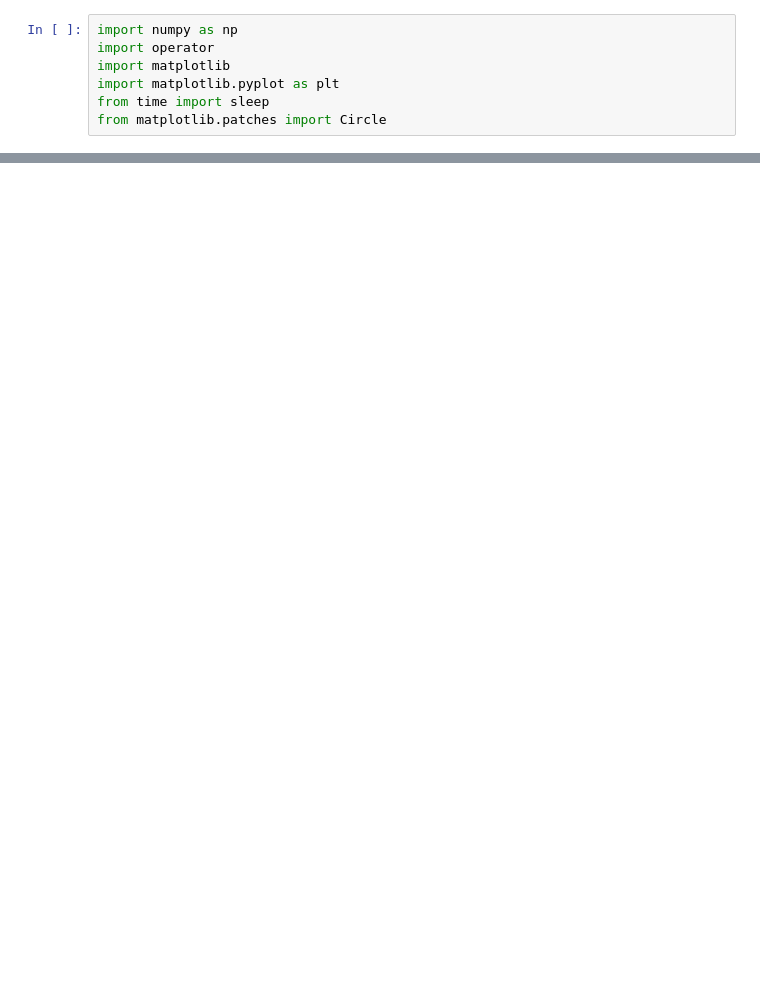
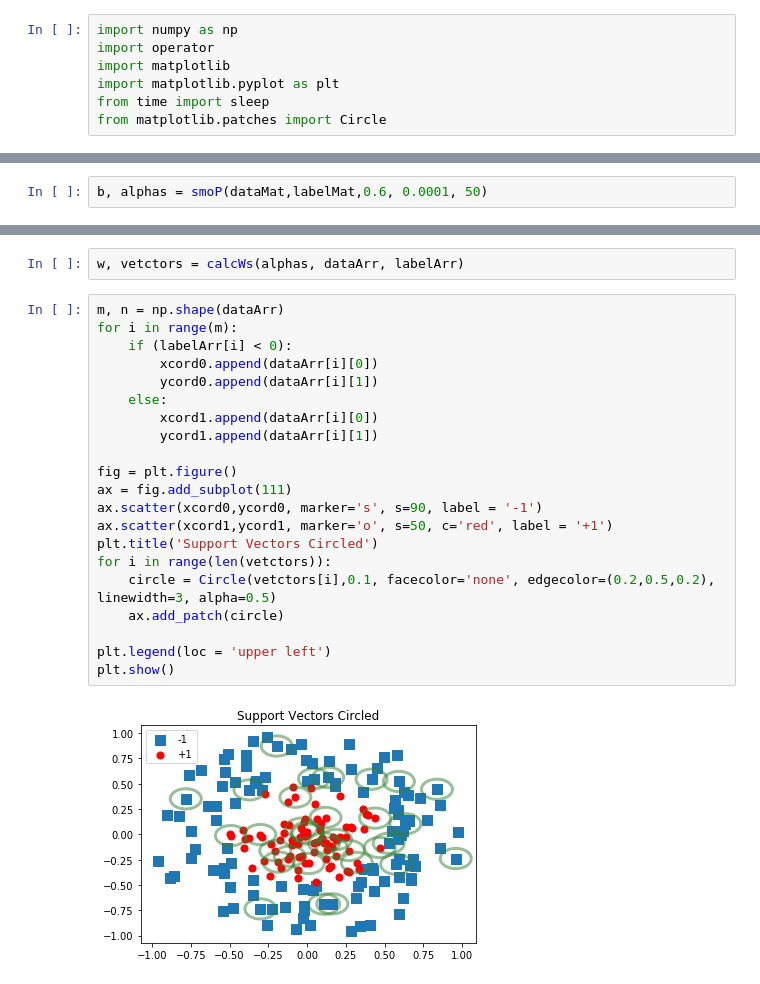
Before and after one commit to codefan/python-study, a Jupyter notebook: MLIA-note/ch06/svmMLiA.ipynb, the cells around one changed output, grey strips where cells are left out. Saved outputs shown, nothing was run; the diff lists cells and outputs as text; blank space fills up the shorter version.

```diff
--- a/MLIA-note/ch06/svmMLiA.ipynb
+++ b/MLIA-note/ch06/svmMLiA.ipynb
@@ -45,0 +287,2 @@ plt.show()
+# %%
+b, alphas = smoP(dataMat,labelMat,0.6, 0.0001, 50)
@@ -68,0 +368,25 @@ fw.close()
+# %%
+w, vetctors = calcWs(alphas, dataArr, labelArr)
+# %%
+m, n = np.shape(dataArr)
+for i in range(m):
+    if (labelArr[i] < 0):
+        xcord0.append(dataArr[i][0])
+        ycord0.append(dataArr[i][1])
+    else:
+        xcord1.append(dataArr[i][0])
+        ycord1.append(dataArr[i][1])
+
+fig = plt.figure()
+ax = fig.add_subplot(111)
+ax.scatter(xcord0,ycord0, marker='s', s=90, label = '-1')
+ax.scatter(xcord1,ycord1, marker='o', s=50, c='red', label = '+1')
+plt.title('Support Vectors Circled')
+for i in range(len(vetctors)):
+    circle = Circle(vetctors[i],0.1, facecolor='none', edgecolor=(0.2,0.5,0.2), linewidth=3, alpha=0.5)
+    ax.add_patch(circle)
+
+plt.legend(loc = 'upper left')
+plt.show()
+# %% [output]
+[figure, added]
```
Also changed, not shown: parts of 30 cells of this notebook, 1 other file.
